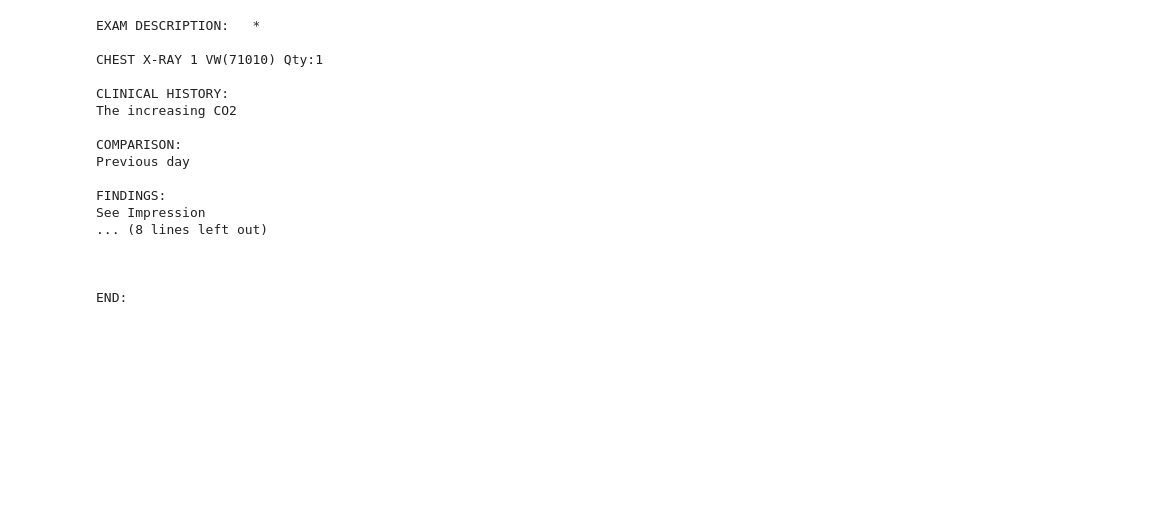
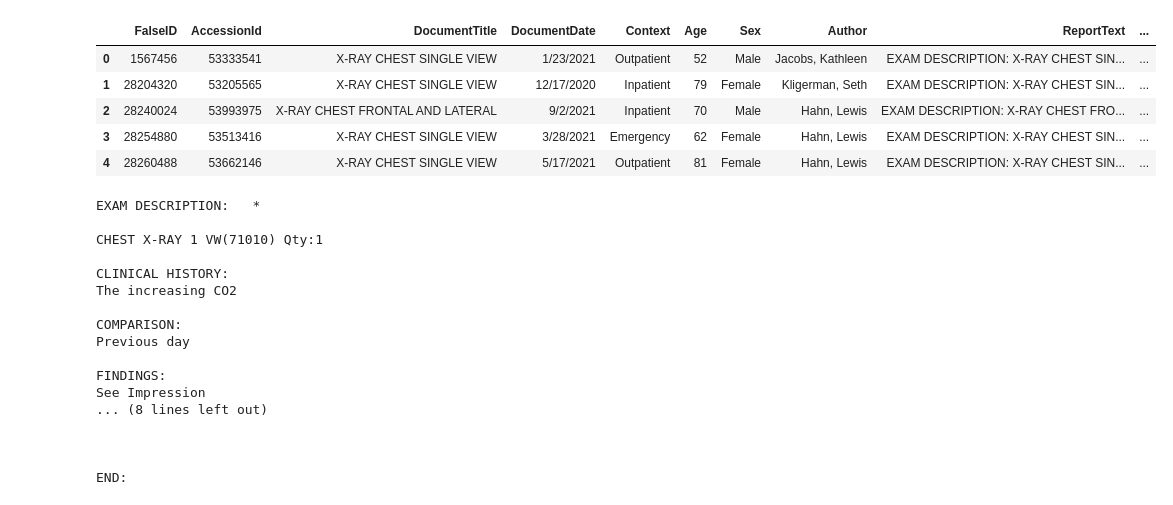
Before and after one commit to Lord-of-Bugs/LLaVA, a Jupyter notebook: muchan/extract_report.ipynb, the cells around one changed output. Drawn from its saved outputs; the diff is of its cells as text; code cells hidden in the pictures; blank space fills up the shorter version.

```diff
--- a/muchan/extract_report.ipynb
+++ b/muchan/extract_report.ipynb
@@ -50,6 +51,15 @@ through_2020_df.head()
 | 2 | 44066941 | X-RAY CHEST SINGLE VIEW | 11/1/2017 | Ladd, William | EXAM DESCRIPTION: *\n\nCHEST X-RA... | CONCURRENT SUPERVISION: | EXAM DESCRIPTION: *\n\nCHEST X-RA... |
 | 3 | 44066704 | X-RAY CHEST SINGLE VIEW | 11/1/2017 | Naheedy, John | EXAM DESCRIPTION: *\n\nCHEST X-RA... |  | EXAM DESCRIPTION: *\n\nCHEST X-RA... |
 | 4 | 44066777 | X-RAY CHEST SINGLE VIEW | 11/1/2017 | Kligerman, Seth | EXAM DESCRIPTION: *\n\nCHEST X-RA... | CONCURRENT SUPERVISION: | EXAM DESCRIPTION: *\n\nCHEST X-RA... |
+# %%
+after_2020_df.head()
+# %% [output]
+|  | FalseID | AccessionId | DocumentTitle | DocumentDate | Context | Age | Sex | Author | ReportText | ... |
+| 0 | 1567456 | 53333541 | X-RAY CHEST SINGLE VIEW | 1/23/2021 | Outpatient | 52 | Male | Jacobs, Kathleen | EXAM DESCRIPTION: X-RAY CHEST SIN... | ... |
+| 1 | 28204320 | 53205565 | X-RAY CHEST SINGLE VIEW | 12/17/2020 | Inpatient | 79 | Female | Kligerman, Seth | EXAM DESCRIPTION: X-RAY CHEST SIN... | ... |
+| 2 | 28240024 | 53993975 | X-RAY CHEST FRONTAL AND LATERAL | 9/2/2021 | Inpatient | 70 | Male | Hahn, Lewis | EXAM DESCRIPTION: X-RAY CHEST FRO... | ... |
+| 3 | 28254880 | 53513416 | X-RAY CHEST SINGLE VIEW | 3/28/2021 | Emergency | 62 | Female | Hahn, Lewis | EXAM DESCRIPTION: X-RAY CHEST SIN... | ... |
+| 4 | 28260488 | 53662146 | X-RAY CHEST SINGLE VIEW | 5/17/2021 | Outpatient | 81 | Female | Hahn, Lewis | EXAM DESCRIPTION: X-RAY CHEST SIN... | ... |
 # %%
 print(through_2020_df.loc[3, 'AdjustedReportText'])
 # %% [output]
```
Also changed, not shown: parts of 10 cells of this notebook, 5 other files.
